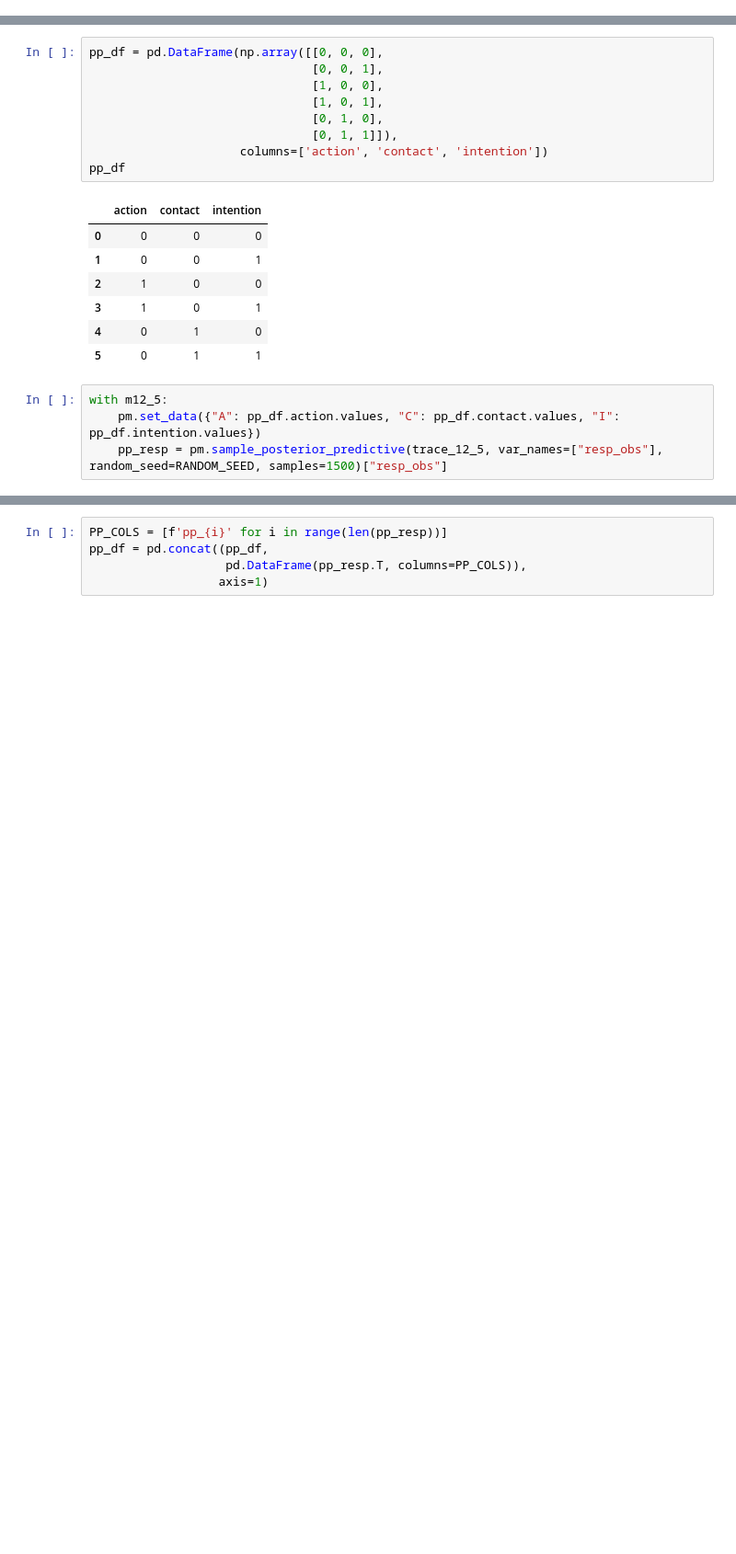
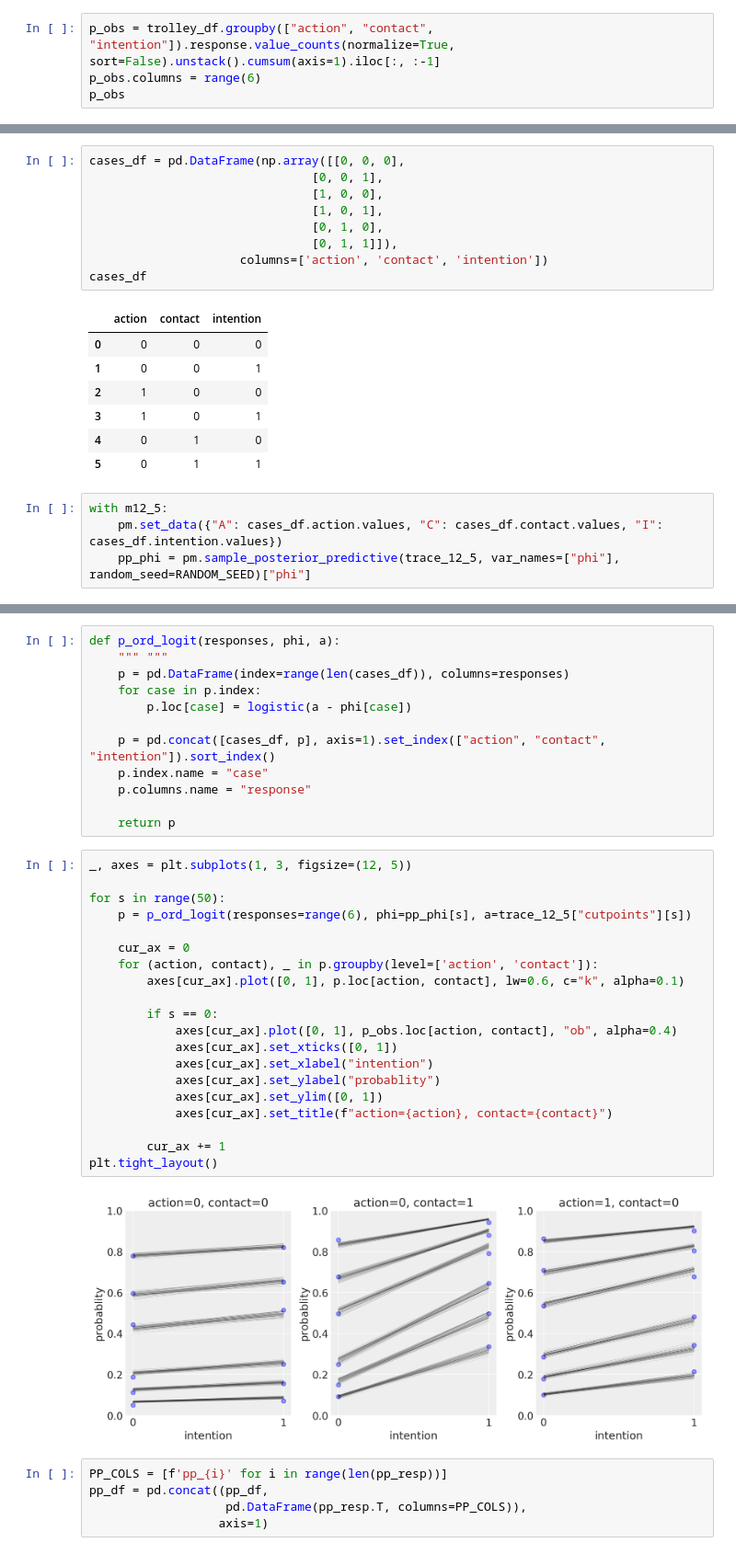
Before and after one commit to pymc-devs/pymc-resources, a Jupyter notebook: Rethinking_2/Chp_12.ipynb, the cells around one changed output, grey strips where cells are left out. Shown at 92% size. Drawn from its saved outputs; the diff is of its cells as text; blank space fills up the shorter version.

```diff
--- a/Rethinking_2/Chp_12.ipynb
+++ b/Rethinking_2/Chp_12.ipynb
@@ -446,0 +430,4 @@ pp_resp.shape
+# %%
+p_obs = trolley_df.groupby(["action", "contact", "intention"]).response.value_counts(normalize=True, sort=False).unstack().cumsum(axis=1).iloc[:, :-1]
+p_obs.columns = range(6)
+p_obs
@@ -447,12 +443,12 @@ pp_resp.shape
 # %%
-pp_df = pd.DataFrame(np.array([[0, 0, 0],
+cases_df = pd.DataFrame(np.array([[0, 0, 0],
                                [0, 0, 1],
                                [1, 0, 0],
                                [1, 0, 1],
                                [0, 1, 0],
                                [0, 1, 1]]),
                      columns=['action', 'contact', 'intention'])
-pp_df
+cases_df
 # %% [output]
 |  | action | contact | intention |
 | 0 | 0 | 0 | 0 |
@@ -463,10 +459,44 @@ pp_df
 | 5 | 0 | 1 | 1 |
 # %%
 with m12_5:
-    pm.set_data({"A": pp_df.action.values, "C": pp_df.contact.values, "I": pp_df.intention.values})
-    pp_resp = pm.sample_posterior_predictive(trace_12_5, var_names=["resp_obs"], random_seed=RANDOM_SEED, samples=1500)["resp_obs"]
+    pm.set_data({"A": cases_df.action.values, "C": cases_df.contact.values, "I": cases_df.intention.values})
+    pp_phi = pm.sample_posterior_predictive(trace_12_5, var_names=["phi"], random_seed=RANDOM_SEED)["phi"]
 # %% [output]
 [interactive output not drawn]
+# %%
+def p_ord_logit(responses, phi, a):
+    """ """
+    p = pd.DataFrame(index=range(len(cases_df)), columns=responses)
+    for case in p.index:
+        p.loc[case] = logistic(a - phi[case])
+
+    p = pd.concat([cases_df, p], axis=1).set_index(["action", "contact", "intention"]).sort_index()
+    p.index.name = "case"
+    p.columns.name = "response"
+
+    return p
+# %%
+_, axes = plt.subplots(1, 3, figsize=(12, 5))
+
+for s in range(50):
+    p = p_ord_logit(responses=range(6), phi=pp_phi[s], a=trace_12_5["cutpoints"][s])
+
+    cur_ax = 0
+    for (action, contact), _ in p.groupby(level=['action', 'contact']):
+        axes[cur_ax].plot([0, 1], p.loc[action, contact], lw=0.6, c="k", alpha=0.1)
+
+        if s == 0:
+            axes[cur_ax].plot([0, 1], p_obs.loc[action, contact], "ob", alpha=0.4)
+            axes[cur_ax].set_xticks([0, 1])
+            axes[cur_ax].set_xlabel("intention")
+            axes[cur_ax].set_ylabel("probablity")
+            axes[cur_ax].set_ylim([0, 1])
+            axes[cur_ax].set_title(f"action={action}, contact={contact}")
+
+        cur_ax += 1
+plt.tight_layout()
+# %% [output]
+[figure, added]
 # %%
 PP_COLS = [f'pp_{i}' for i in range(len(pp_resp))]
 pp_df = pd.concat((pp_df,
```
Also changed, not shown: parts of 8 cells of this notebook.
